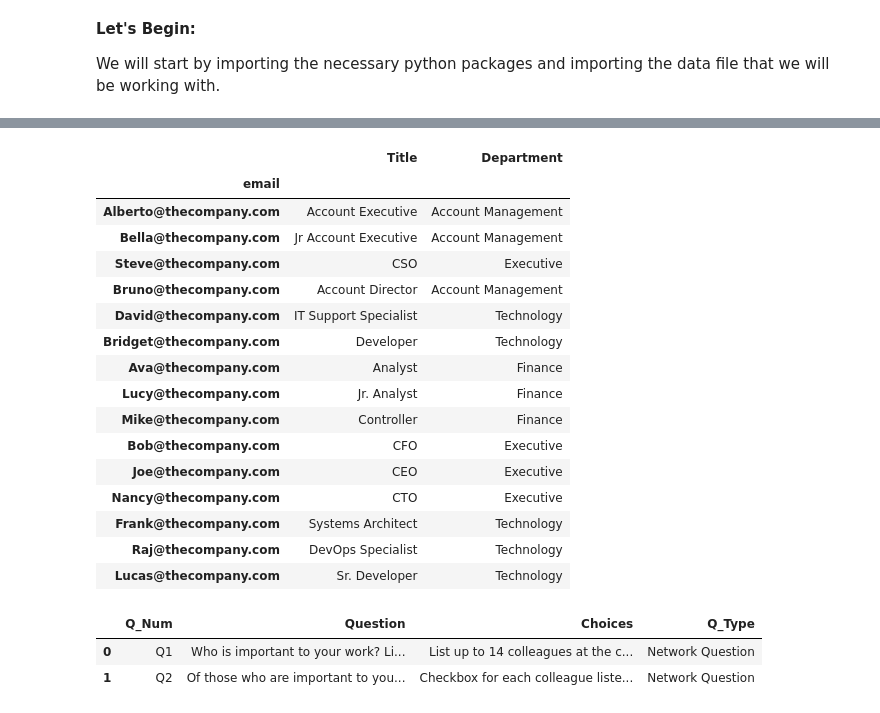
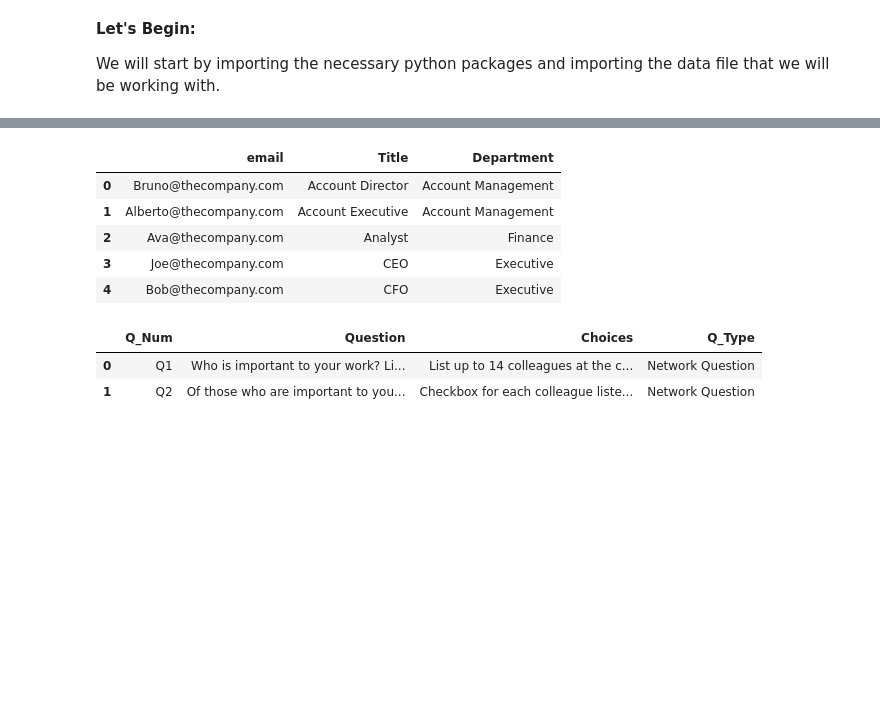
Before and after one commit to k3nnethfrancis/Simple.ONA, a Jupyter notebook: SimpleONA.ipynb, the cells around one changed output, grey strips where cells are left out. Cells and saved outputs as stored; diff of their text form; code cells hidden in the pictures; blank space fills up the shorter version.

```diff
--- a/SimpleONA.ipynb
+++ b/SimpleONA.ipynb
@@ -38,14 +38,14 @@ Saving Simple_ONA_Survey.xlsx to Simple_ONA_Survey.xlsx
 # Use pd.read_excel() to read the file by typing the name in quotations and assigning it to a variable
 
 #survey data
-survey = pd.read_excel('Simple_ONA_Survey.xlsx',sheet_name='Response_Data')
+survey = pd.read_excel('Simple_ONA_Survey (3).xlsx', sheet_name='Response_Data')
 #and specifically read in the worksheet called "Raw Survey Data Output"
 
 #questionnaire items
-questions = pd.read_excel('Simple_ONA_Survey.xlsx',sheet_name='Questionnaire_Items')
+questions = pd.read_excel('Simple_ONA_Survey (3).xlsx', sheet_name='Questionnaire_Items')
 
 #HRIS Data
-hris = pd.read_excel('Simple_ONA_Survey.xlsx',sheet_name='HRIS_Data')
+hris = pd.read_excel('Simple_ONA_Survey (3).xlsx', sheet_name='HRIS_Data')
 # %%
 #lets take a look at the first few rows of our survey data
 survey.head()
@@ -58,25 +58,14 @@ survey.head()
 | 4 | Mike@thecompany.com | Bob@thecompany.com | Bella@thecompany.com | Ava@thecompany.com | Lucy@thecompany.com | NaN | NaN | NaN | NaN | NaN | ... |
 # %%
 #lets make sure our HRIS data loads in correctly
-hris.head(20)
+hris.head()
 # %% [output]
-|  | Title | Department |
-| email |  |  |
-| Alberto@thecompany.com | Account Executive | Account Management |
-| Bella@thecompany.com | Jr Account Executive | Account Management |
-| Steve@thecompany.com | CSO | Executive |
-| Bruno@thecompany.com | Account Director | Account Management |
-| David@thecompany.com | IT Support Specialist | Technology |
-| Bridget@thecompany.com | Developer | Technology |
-| Ava@thecompany.com | Analyst | Finance |
-| Lucy@thecompany.com | Jr. Analyst | Finance |
-| Mike@thecompany.com | Controller | Finance |
-| Bob@thecompany.com | CFO | Executive |
-| Joe@thecompany.com | CEO | Executive |
-| Nancy@thecompany.com | CTO | Executive |
-| Frank@thecompany.com | Systems Architect | Technology |
-| Raj@thecompany.com | DevOps Specialist | Technology |
-| Lucas@thecompany.com | Sr. Developer | Technology |
+|  | email | Title | Department |
+| 0 | Bruno@thecompany.com | Account Director | Account Management |
+| 1 | Alberto@thecompany.com | Account Executive | Account Management |
+| 2 | Ava@thecompany.com | Analyst | Finance |
+| 3 | Joe@thecompany.com | CEO | Executive |
+| 4 | Bob@thecompany.com | CFO | Executive |
 # %%
 # lets display the questions for reference
 questions
```
Also changed, not shown: parts of 16 cells of this notebook.
